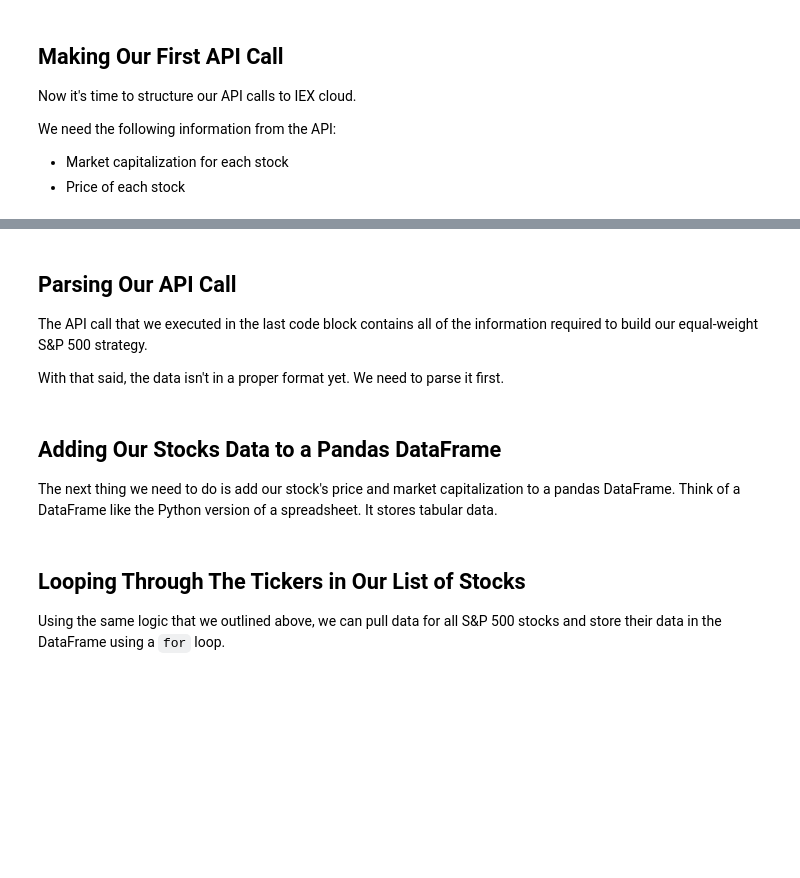
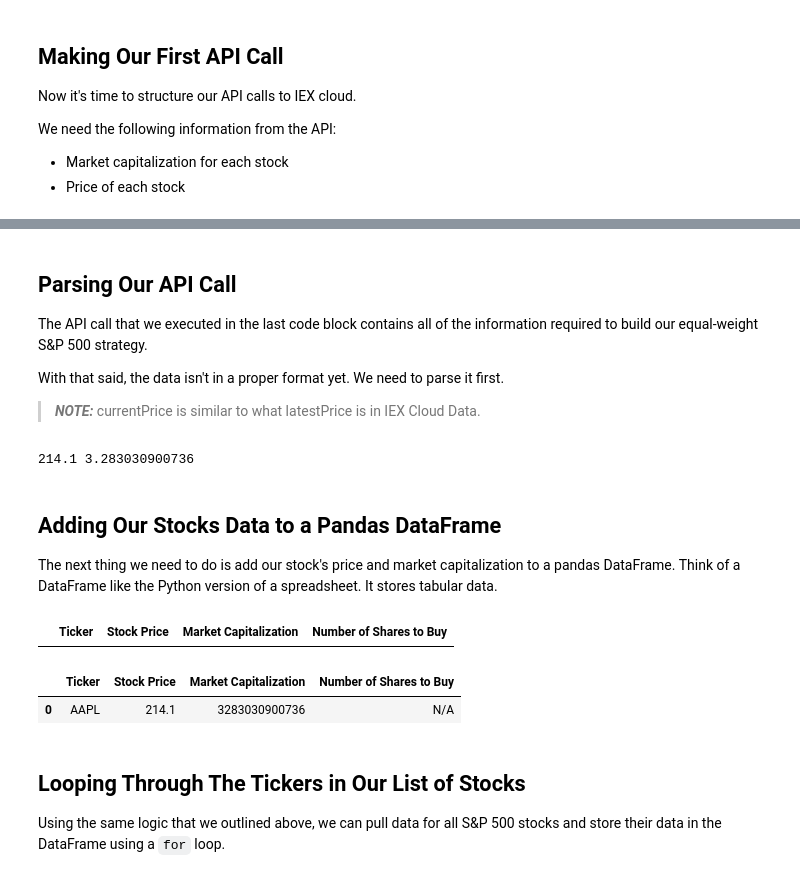
Before and after one commit to joethesaint/my-algo-trading-projects, a Jupyter notebook: Python of Algorithmic Trading/starter_files/001_equal_weight_S&P_500.ipynb, the cells around one changed output, grey strips where cells are left out. Saved outputs shown, nothing was run; the diff lists cells and outputs as text; code cells hidden in the pictures; blank space fills up the shorter version.

```diff
--- a/Python of Algorithmic Trading/starter_files/001_equal_weight_S&P_500.ipynb
+++ b/Python of Algorithmic Trading/starter_files/001_equal_weight_S&P_500.ipynb
@@ -120,0 +110,17 @@ https://sandbox.iexapis.com/stable/stock/AAPL/quote/?token=Tpk_059b97af715d417d9
+# %%
+symbol = 'AAPL'
+data = yf.Ticker(symbol)
+
+# Fetch the quote data
+quote_data = data.info
+
+# Get the historical prices for this ticker
+tickerDf = data.history(period='1d', start='2024-06-25', end='2024-06-26')
+marketCap= data.info['marketCap']
+
+price= tickerDf['Open']
+# price = data.info['open']
+
+# Print the quote data
+print(quote_data)
+# print(marketCap, price)
@@ -124,10 +160,41 @@ https://sandbox.iexapis.com/stable/stock/AAPL/quote/?token=Tpk_059b97af715d417d9
 The API call that we executed in the last code block contains all of the information required to build our equal-weight S&P 500 strategy.
 
 With that said, the data isn't in a proper format yet. We need to parse it first.
+
+> **_NOTE:_**  currentPrice is similar to what latestPrice is in IEX Cloud Data.
+# %%
+price = data.info['currentPrice']
+market_cap = data.info['marketCap']
+print(price, market_cap/1000000000000)
+# %% [output]
+214.1 3.283030900736
 # %% [markdown]
 ## Adding Our Stocks Data to a Pandas DataFrame
 
 The next thing we need to do is add our stock's price and market capitalization to a pandas DataFrame. Think of a DataFrame like the Python version of a spreadsheet. It stores tabular data.
+# %%
+my_columns = ['Ticker', 'Stock Price', 'Market Capitalization', 'Number of Shares to Buy']
+final_dataframe = pd.DataFrame(columns = my_columns)
+# print(final_dataframe)
+final_dataframe
+# %% [output]
+|  | Ticker | Stock Price | Market Capitalization | Number of Shares to Buy |
+# %%
+final_dataframe.append(
+    pd.Series(
+    [
+        symbol,
+        price,
+        market_cap,
+        'N/A'
+    ],
+    index = my_columns
+    ),
+    ignore_index=True
+)
+# %% [output]
+|  | Ticker | Stock Price | Market Capitalization | Number of Shares to Buy |
+| 0 | AAPL | 214.1 | 3283030900736 | N/A |
 # %% [markdown]
 ## Looping Through The Tickers in Our List of Stocks
 
```
Also changed, not shown: parts of 11 cells of this notebook.
